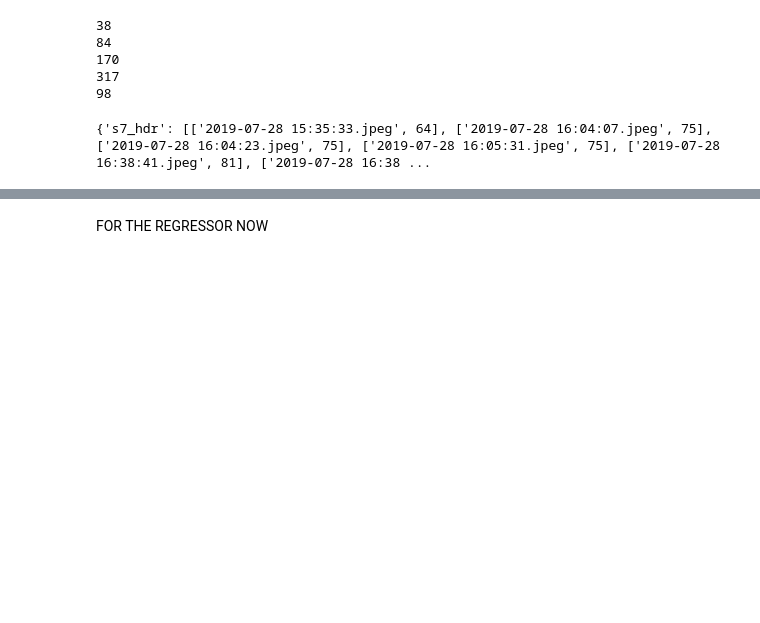
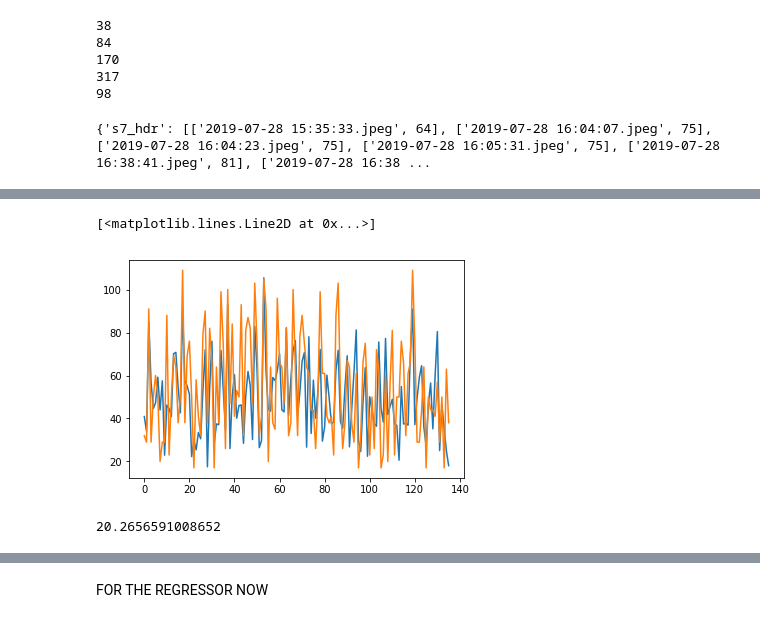
Before and after one commit to harshitadd/VisionAir, a Jupyter notebook: Regressor(LDR).ipynb, the cells around one changed output, grey strips where cells are left out. Saved outputs shown, nothing was run; the diff lists cells and outputs as text; code cells hidden in the pictures; blank space fills up the shorter version.

Commit message:
Linear Regressor with LDR images - - 20.04

```diff
--- a/Regressor(LDR).ipynb
+++ b/Regressor(LDR).ipynb
@@ -143,6 +125,7 @@ for img in s7_hdr:
     if(img[0][6:] == l[0]):
       print('s7')
       t=[]
+      im = img[1]
       t.append(l[0])
       t.append(entropy(im))
       t.append(contrast(im))
@@ -156,6 +139,7 @@ for img in note4_hdr:
     if(img[0][9:] == l[0]):
       print('note4')
       t=[]
+      im = img[1]
       t.append(l[0])
       t.append(entropy(im))
       t.append(contrast(im))
@@ -171,6 +155,7 @@ for img in minote_hdr:
     if(img[0][10:] == l[0]):
       print('minote')
       t=[]
+      im = img[1]
       t.append(l[0])
       t.append(entropy(im))
       t.append(contrast(im))
@@ -186,6 +171,7 @@ for img in PatelNagarMi_hdr:
     if(img[0][12:] == l[0]):
       print('PatelNagar')
       t=[]
+      im = img[1]
       t.append(l[0])
       t.append(entropy(im))
       t.append(contrast(im))
@@ -198,6 +184,7 @@ for img in gurgaonNote4_hdr:
     if(img[0][12:] == l[0]):
       print('Gurgaon')
       t=[]
+      im = img[1]
       t.append(l[0])
       t.append(entropy(im))
       t.append(contrast(im))
@@ -311,0 +330,28 @@ print(len(weather))
+# %%
+trans=[]
+cont=[]
+ent=[]
+hours=[]
+hum=[]
+pressure=[]
+tempr=[]
+deg=[]
+speed=[]
+
+
+pm=[]
+
+## COMBINING 1ST 4 LOCATIONS DATA
+for e in feat_a:
+  hours.append(float(e[0][-5:-3]))
+  pm.append(float(e[4]))
+  trans.append(e[3])
+  ent.append(float(e[1]))
+  cont.append(float(e[2]))
+  for w in weather:
+    if(e[0] == w):
+      hum.append(float(weather[w][0]))
+      pressure.append(float(weather[w][1]))
+      tempr.append(float(weather[w][2]))
+      deg.append(float(weather[w][4]))
+      speed.append(float(weather[w][5]))
@@ -311,0 +451,8 @@ print(len(weather))
+# %%
+x_train, x_test, y_train, y_test = train_test_split(features, pm, test_size=0.3, random_state = 42)
+
+reg = LinearRegression()
+
+reg.fit(x_train, y_train)
+
+pred = reg.predict(x_test)
@@ -311,0 +469,10 @@ print(len(weather))
+# %%
+plt.plot(pred)
+plt.plot(y_test)
+# %% [output]
+[<matplotlib.lines.Line2D at 0x...>]
+[figure, added]
+# %%
+print(mean_squared_error(y_test,pred)**0.5)
+# %% [output]
+20.2656591008652
```
Also changed, not shown: parts of 23 cells of this notebook.
